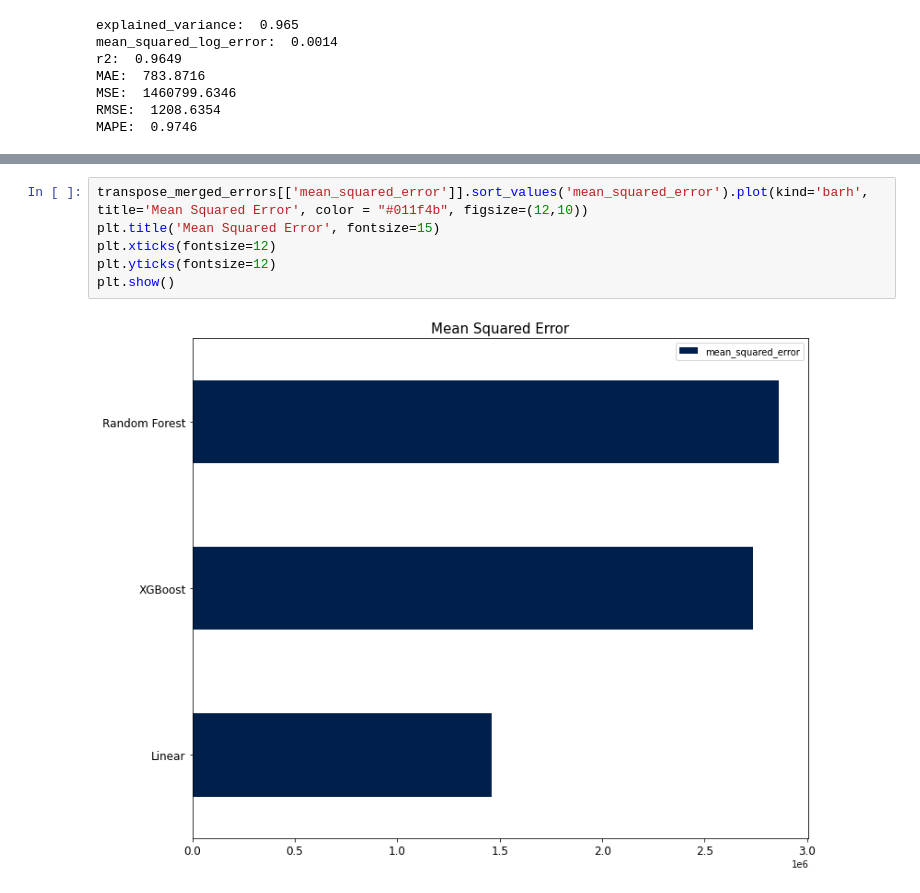
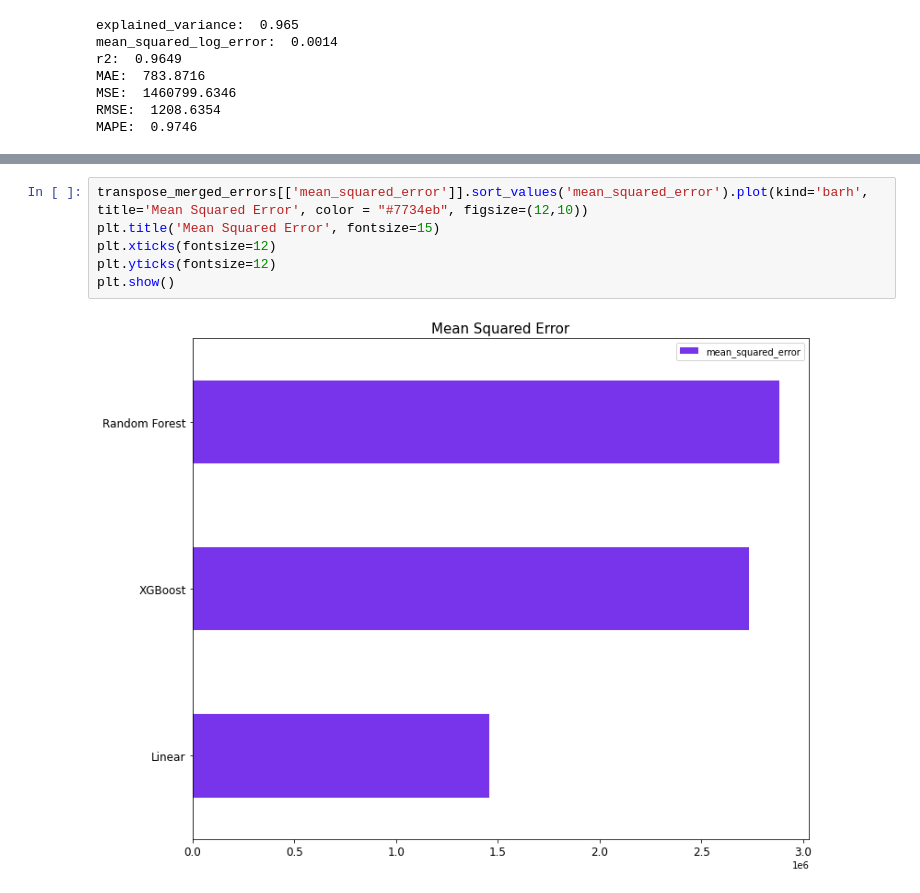
Before and after one commit to thedeveloper2104/NASH_2023_bro_code, a Jupyter notebook: NASH_Bro_Code_Energy_Streamliner.ipynb, the cells around one changed output, grey strips where cells are left out. Drawn from its saved outputs; the diff is of its cells as text.

```diff
--- a/NASH_Bro_Code_Energy_Streamliner.ipynb
+++ b/NASH_Bro_Code_Energy_Streamliner.ipynb
@@ -569,9 +578,9 @@ plt.show()
 # %%
-transpose_merged_errors[['mean_squared_error']].sort_values('mean_squared_error').plot(kind='barh', title='Mean Squared Error', color = "#011f4b", figsize=(12,10))
+transpose_merged_errors[['mean_squared_error']].sort_values('mean_squared_error').plot(kind='barh', title='Mean Squared Error', color = "#7734eb", figsize=(12,10))
 plt.title('Mean Squared Error', fontsize=15)
 plt.xticks(fontsize=12)
 plt.yticks(fontsize=12)
 plt.show()
 # %% [output]
-[figure, old version]
+[figure, new version]
 # %%
```
Also changed, not shown: parts of 14 cells of this notebook.
